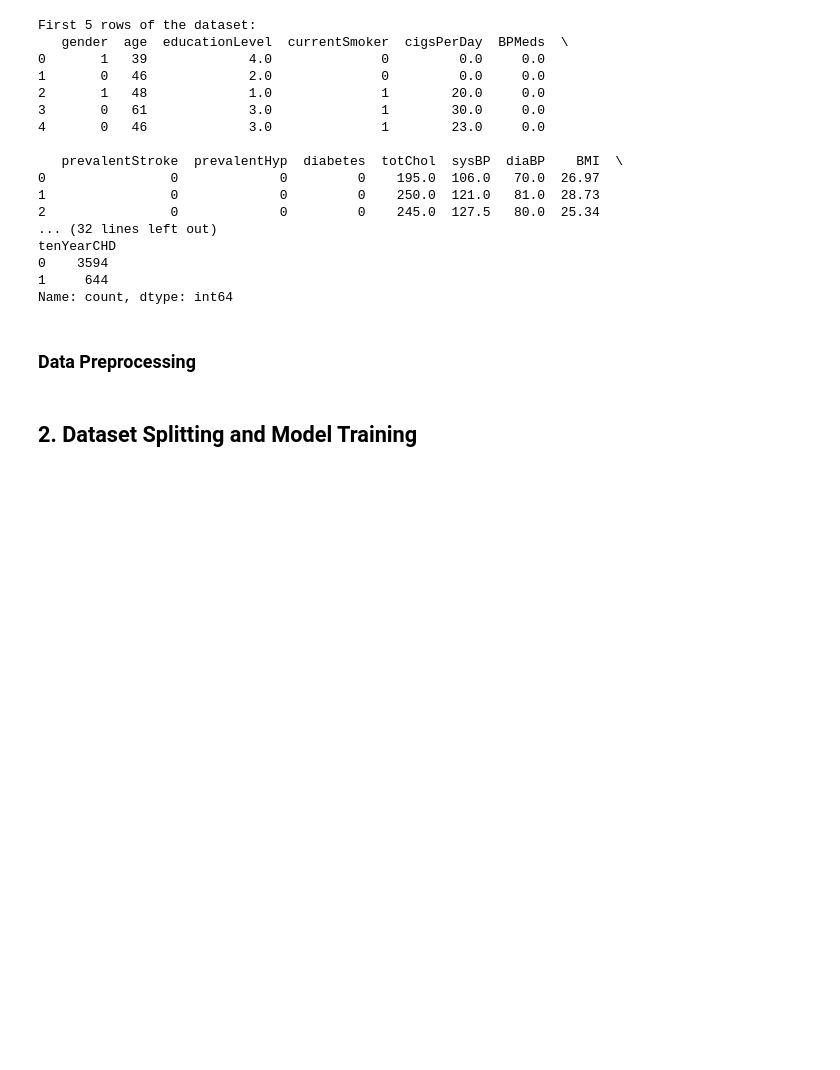
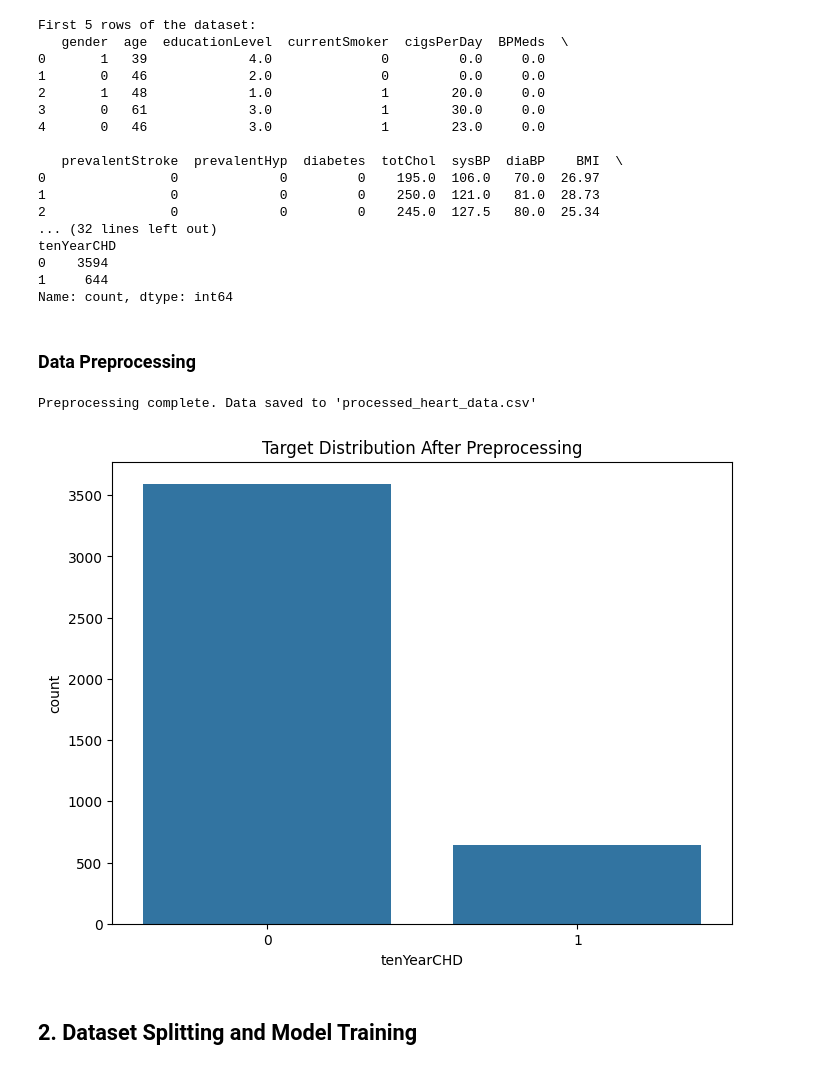
Before and after one commit to PEEACHYBEE/DataMiningPairActs, a Jupyter notebook: MidAct03.ipynb, the cells around one changed output. Drawn from its saved outputs; the diff is of its cells as text; code cells hidden in the pictures; blank space fills up the shorter version.

```diff
--- a/MidAct03.ipynb
+++ b/MidAct03.ipynb
@@ -42,5 +42,51 @@ tenYearCHD
 Name: count, dtype: int64
 # %% [markdown]
 ### Data Preprocessing
+# %%
+# STEP 1: DATA PREPROCESSING
+import pandas as pd
+import numpy as np
+import matplotlib.pyplot as plt
+import seaborn as sns
+
+# Load dataset
+df = pd.read_csv('heart_disease_prediction.csv')
+
+# 1. Handle missing values
+continuous_vars = ['cigsPerDay', 'totChol', 'BMI', 'heartRate', 'glucose']
+categorical_vars = ['BPMeds', 'educationLevel']
+
+for col in continuous_vars:
+    df[col] = df[col].fillna(df[col].median())
+
+for col in categorical_vars:
+    df[col] = df[col].fillna(df[col].mode()[0])
+
+# 2. Handle outliers
+def handle_outliers(series):
+    Q1 = series.quantile(0.25)
+    Q3 = series.quantile(0.75)
+    IQR = Q3 - Q1
+    lower_bound = Q1 - 1.5 * IQR
+    upper_bound = Q3 + 1.5 * IQR
+    return np.clip(series, lower_bound, upper_bound)
+
+outlier_cols = ['cigsPerDay', 'totChol', 'sysBP', 'diaBP', 'BMI', 'heartRate', 'glucose']
+for col in outlier_cols:
+    df[col] = handle_outliers(df[col])
+
+# 3. Save processed data
+df.to_csv('processed_heart_data.csv', index=False)
+print("Preprocessing complete. Data saved to 'processed_heart_data.csv'")
+
+# 4. Diagnostic plots
+plt.figure(figsize=(8, 6))
+sns.countplot(x='tenYearCHD', data=df)
+plt.title('Target Distribution After Preprocessing')
+plt.savefig('target_distribution.png')
+plt.show()
+# %% [output]
+Preprocessing complete. Data saved to 'processed_heart_data.csv'
+[figure, added]
 # %% [markdown]
 ## 2. Dataset Splitting and Model Training
```
Also changed, not shown: parts of 3 cells of this notebook.
